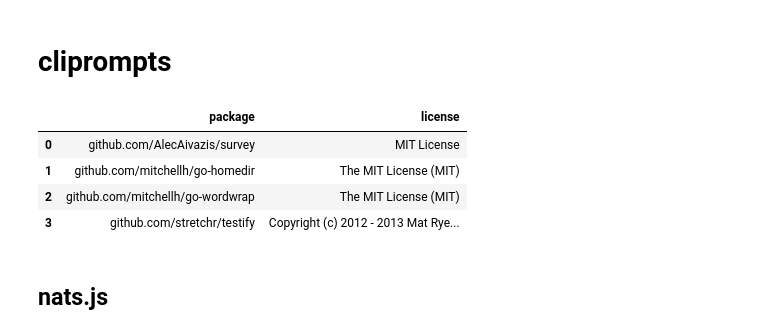
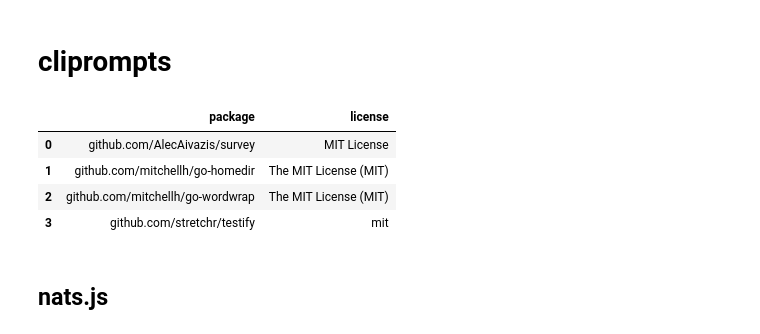
Before and after one commit to aricart/project-licenses, a Jupyter notebook: licenses.ipynb, the cells around one changed output. Saved outputs shown, nothing was run; the diff lists cells and outputs as text; code cells hidden in the pictures.

```diff
--- a/licenses.ipynb
+++ b/licenses.ipynb
@@ -167,13 +199,13 @@ goLicenses('ngs', 'ConnectEverything')
 # %% [markdown]
 # cliprompts
 # %%
-goLicenses('cliprompts')
+go_licenses("cliprompts")
 # %% [output]
 |  | package | license |
 | 0 | github.com/AlecAivazis/survey | MIT License |
 | 1 | github.com/mitchellh/go-homedir | The MIT License (MIT) |
 | 2 | github.com/mitchellh/go-wordwrap | The MIT License (MIT) |
-| 3 | github.com/stretchr/testify | Copyright (c) 2012 - 2013 Mat Rye... |
+| 3 | github.com/stretchr/testify | mit |
 # %% [markdown]
 ## nats.js
 # %%
```
Also changed, not shown: parts of 17 cells of this notebook.
